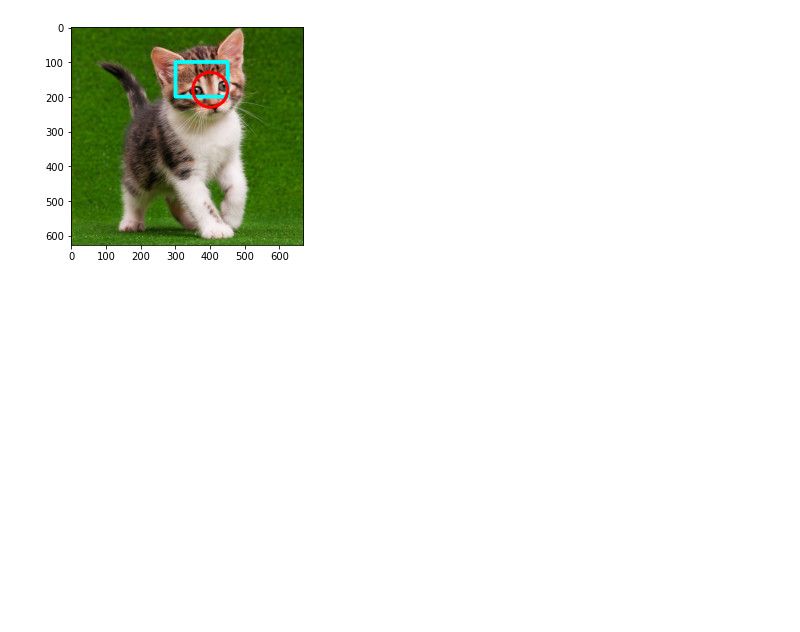
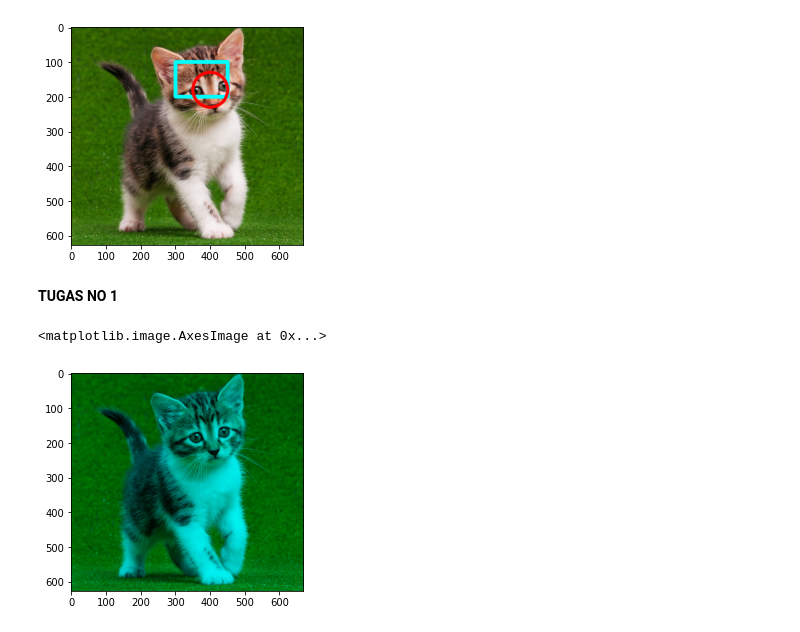
Before and after one commit to almirars/PCVK_ALMIRA, a Jupyter notebook: Week2.ipynb, the cells around one changed output. Drawn from its saved outputs; the diff is of its cells as text; code cells hidden in the pictures; blank space fills up the shorter version.

```diff
--- a/Week2.ipynb
+++ b/Week2.ipynb
@@ -170,3 +176,13 @@ plt.imshow(imgkitten)
 # %% [output]
 <matplotlib.image.AxesImage at 0x...>
 [figure]
+# %% [markdown]
+**TUGAS NO 1**
+# %%
+imgkit = cv.imread('/content/drive/MyDrive/PCVK/Image/kitten01.jpg')
+imgkit =cv.cvtColor(imgkit, cv.COLOR_BGR2RGB)
+imgkit[:,:,0] = np.zeros([imgkit.shape[0], imgkit.shape[1]]) #GREENBLUE
+plt.imshow(imgkit)
+# %% [output]
+<matplotlib.image.AxesImage at 0x...>
+[figure, added]
```
Also changed, not shown: parts of 11 cells of this notebook.
